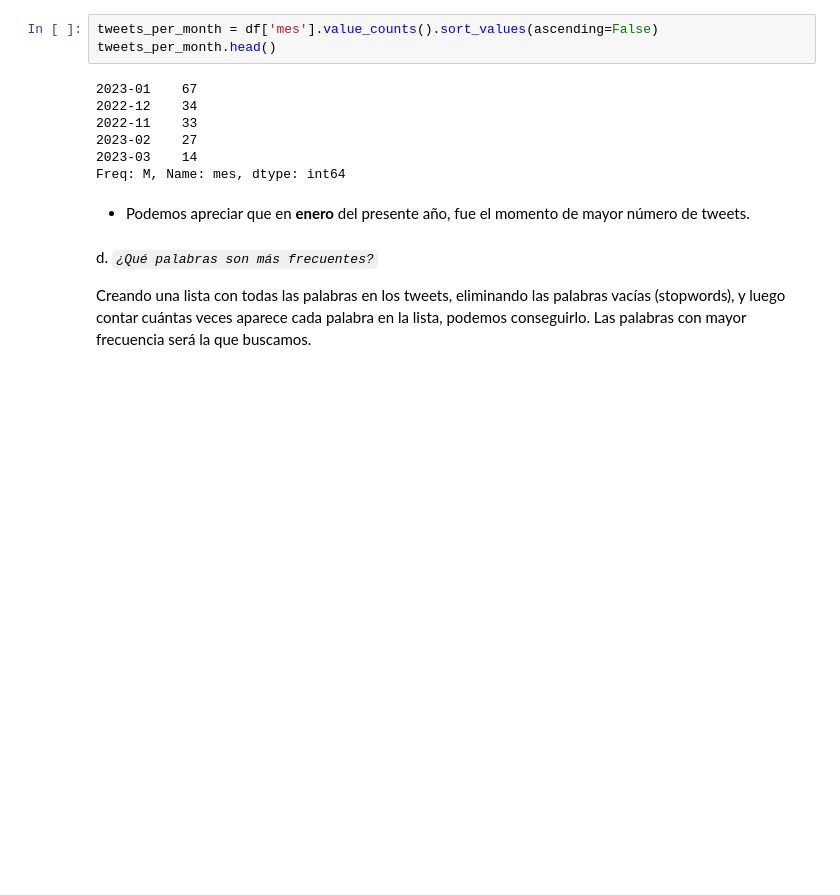
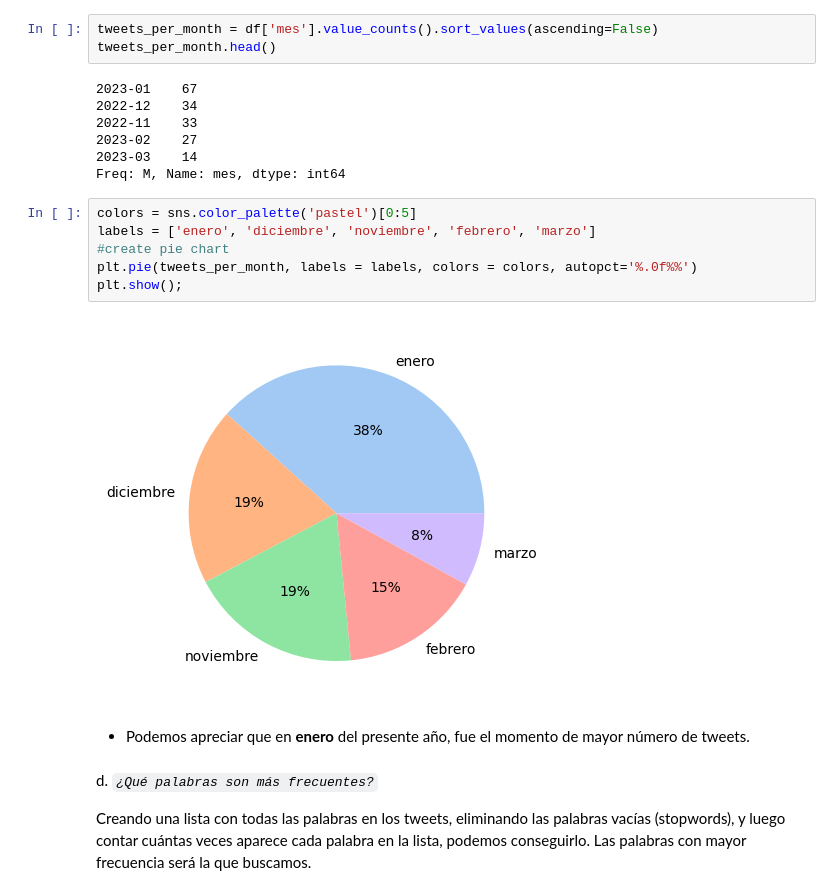
Before and after one commit to Lean788/Analisis_sentimientos__twitter, a Jupyter notebook: main.ipynb, the cells around one changed output. Cells and saved outputs as stored; diff of their text form; blank space fills up the shorter version.

```diff
--- a/main.ipynb
+++ b/main.ipynb
@@ -229,6 +223,14 @@ tweets_per_month.head()
 2023-02    27
 2023-03    14
 Freq: M, Name: mes, dtype: int64
+# %%
+colors = sns.color_palette('pastel')[0:5]
+labels = ['enero', 'diciembre', 'noviembre', 'febrero', 'marzo']
+#create pie chart
+plt.pie(tweets_per_month, labels = labels, colors = colors, autopct='%.0f%%')
+plt.show();
+# %% [output]
+[figure, added]
 # %% [markdown]
 - Podemos apreciar que en **enero** del presente año, fue el momento de mayor número de tweets.
 # %% [markdown]
```
Also changed, not shown: parts of 82 cells of this notebook, 5 other files.
